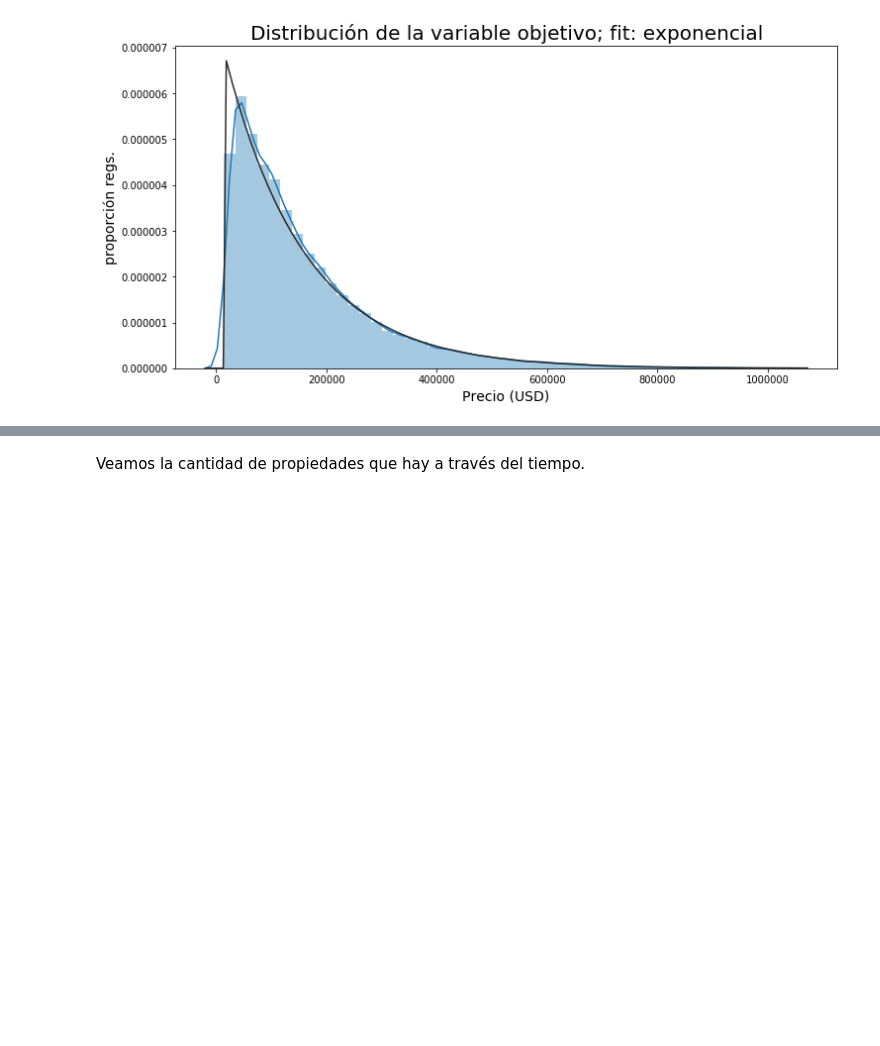
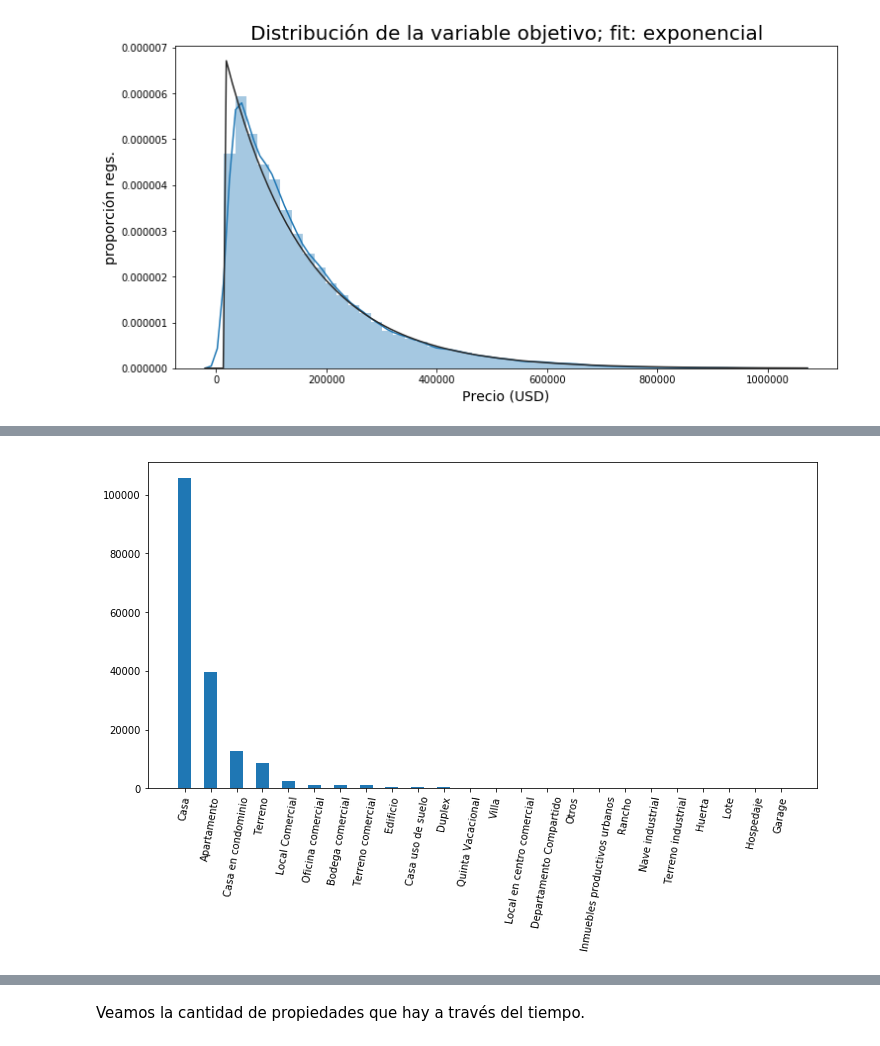
Before and after one commit to rozanecm/7506_2c2019_tp1, a Jupyter notebook: notebooks/basic general analysis by rozanecm.ipynb, the cells around one changed output, grey strips where cells are left out. Drawn from its saved outputs; the diff is of its cells as text; code cells hidden in the pictures; blank space fills up the shorter version.

```diff
--- a/notebooks/basic general analysis by rozanecm.ipynb
+++ b/notebooks/basic general analysis by rozanecm.ipynb
@@ -327,0 +329,5 @@ Como era de esperar, se puede observar el fenómeno de la cola larga. Indagando
+# %%
+df['precio_usd_hasta_200k'] = df.apply(lambda x: True if x['precio_usd'] <= 200e3 else False, axis=1)
+df['precio_usd_entre_200k_y_400k'] = df.apply(lambda x: True if x['precio_usd'] > 200e3 and x['precio_usd'] <= 400e3 else False, axis=1)
+df['precio_usd_entre_400k_y_600k'] = df.apply(lambda x: True if x['precio_usd'] > 400e3 and x['precio_usd'] <= 600e3 else False, axis=1)
+df['precio_usd_mayor_a_600k'] = df.apply(lambda x: True if x['precio_usd'] > 600e3 else False, axis=1)
@@ -327,0 +343,4 @@ Como era de esperar, se puede observar el fenómeno de la cola larga. Indagando
+# %%
+named_series_plot(df.loc[df['precio_usd_hasta_200k']]['tipodepropiedad'].value_counts(), xticks_rotation=80)
+# %% [output]
+[figure, added]
```
Also changed, not shown: parts of 13 cells of this notebook.
